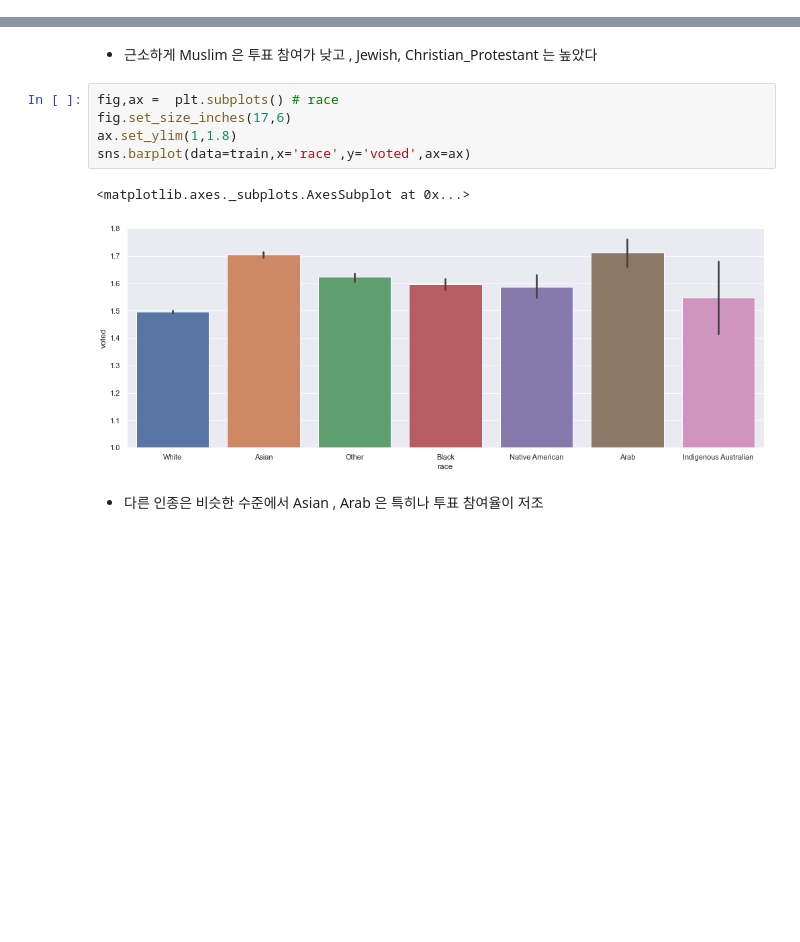
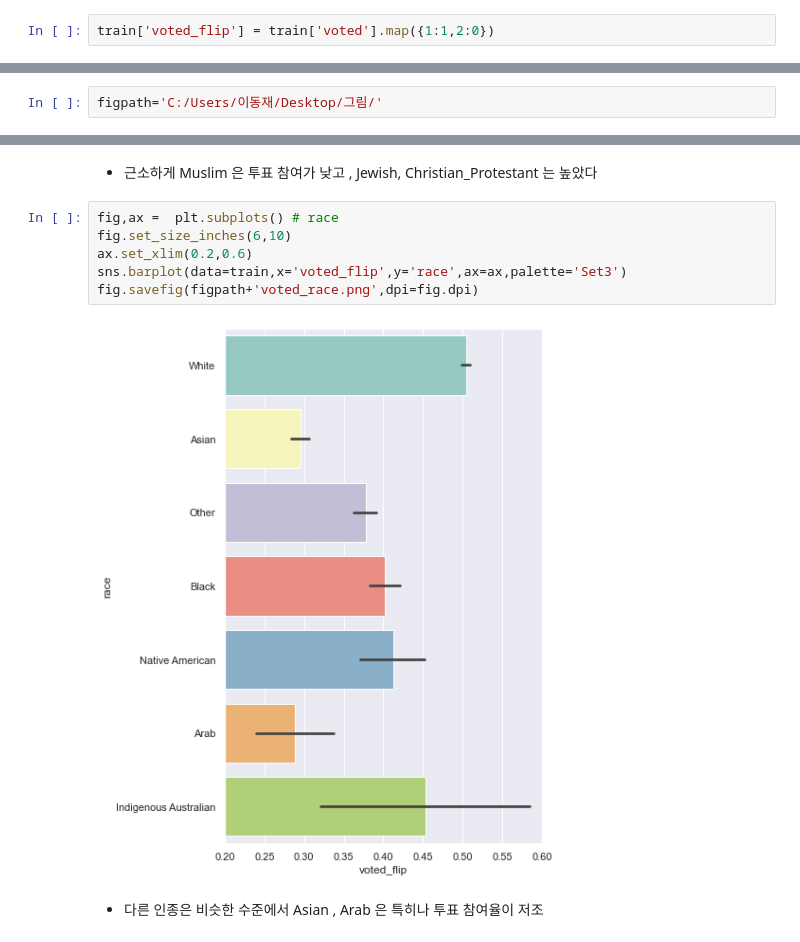
Before and after one commit to ineed-coffee/vote_prediction_from_Machiavellism_test, a Jupyter notebook: EDA/PoC/PoC with voted.ipynb, the cells around one changed output, grey strips where cells are left out. Cells and saved outputs as stored; diff of their text form; blank space fills up the shorter version.

```diff
--- a/EDA/PoC/PoC with voted.ipynb
+++ b/EDA/PoC/PoC with voted.ipynb
@@ -36,3 +36,5 @@ hand         0.006725
 QdA          0.002807
 wf_01        0.000531
 Name: voted, Length: 79, dtype: float64
+# %%
+train['voted_flip'] = train['voted'].map({1:1,2:0})
@@ -55,6 +73,8 @@ fig1.tight_layout()
 # %% [markdown]
 - 현재 기혼 상태인 그룹이 가장 투표율이 좋고 미혼 그룹은 참여율이 낮음
 - 학력의 증가가 투표율과 양의 선형 관계인 것을 확인할 수 있음
+# %%
+figpath='C:/Users/이동재/Desktop/그림/'
 # %% [markdown]
 # 2. 명목형 : Age_group , religion , race
 # %%
@@ -88,12 +111,12 @@ Name: voted, dtype: float64
 - 근소하게 Muslim 은 투표 참여가 낮고 , Jewish, Christian_Protestant 는 높았다
 # %%
 fig,ax =  plt.subplots() # race
-fig.set_size_inches(17,6)
-ax.set_ylim(1,1.8)
-sns.barplot(data=train,x='race',y='voted',ax=ax)
+fig.set_size_inches(6,10)
+ax.set_xlim(0.2,0.6)
+sns.barplot(data=train,x='voted_flip',y='race',ax=ax,palette='Set3')
+fig.savefig(figpath+'voted_race.png',dpi=fig.dpi)
 # %% [output]
-<matplotlib.axes._subplots.AxesSubplot at 0x...>
-[figure, old version]
+[figure, new version]
 # %% [markdown]
 - 다른 인종은 비슷한 수준에서 Asian , Arab 은 특히나 투표 참여율이 저조
 # %% [markdown]
```
Also changed, not shown: parts of 6 cells of this notebook, 38 other files.
